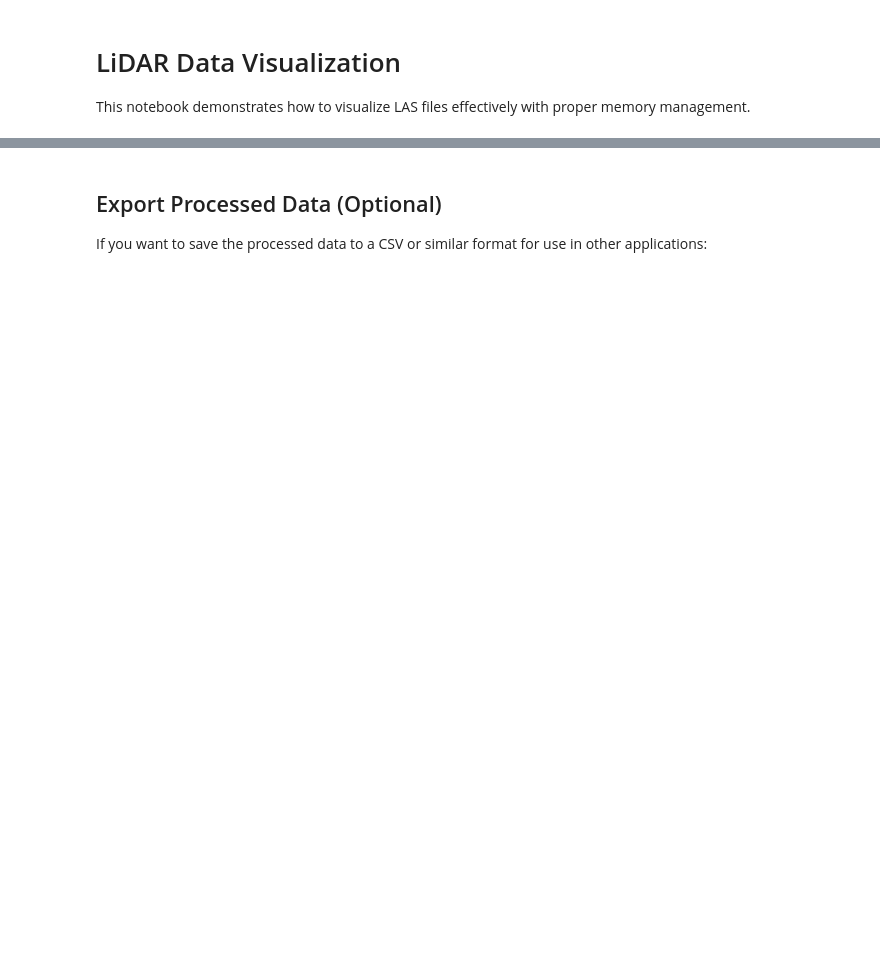
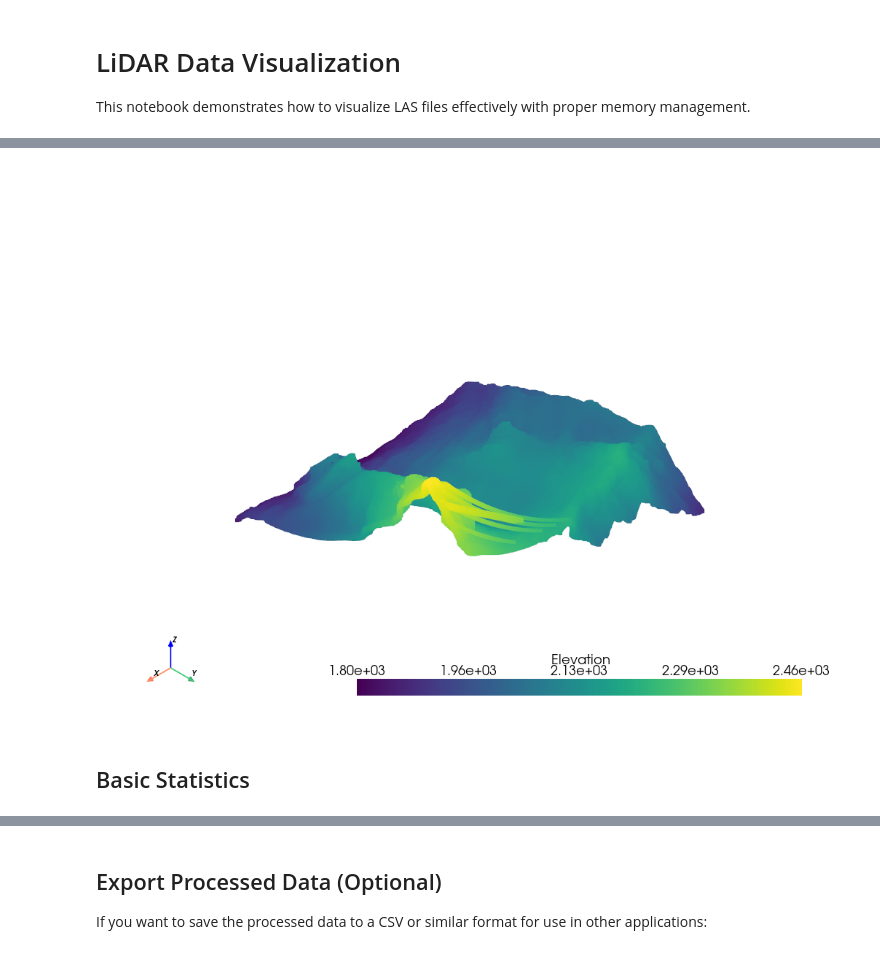
Before and after one commit to airidas23/modified_octree_algorithm, a Jupyter notebook: notebooks/lidar_viz_notebook.ipynb, the cells around one changed output, grey strips where cells are left out. Cells and saved outputs as stored; diff of their text form; code cells hidden in the pictures; blank space fills up the shorter version.

```diff
--- a/notebooks/lidar_viz_notebook.ipynb
+++ b/notebooks/lidar_viz_notebook.ipynb
@@ -285,0 +324,7 @@ MemoryError: Unable to allocate 160. MiB for an array with shape (20985999,) and
+# %%
+import geemap
+geemap.view_lidar(filename, backend='ipygany', background='white')
+# %% [output]
+[figure, added]
+# %% [markdown]
+## Basic Statistics
```
Also changed, not shown: parts of 63 cells of this notebook, 2 other files.
